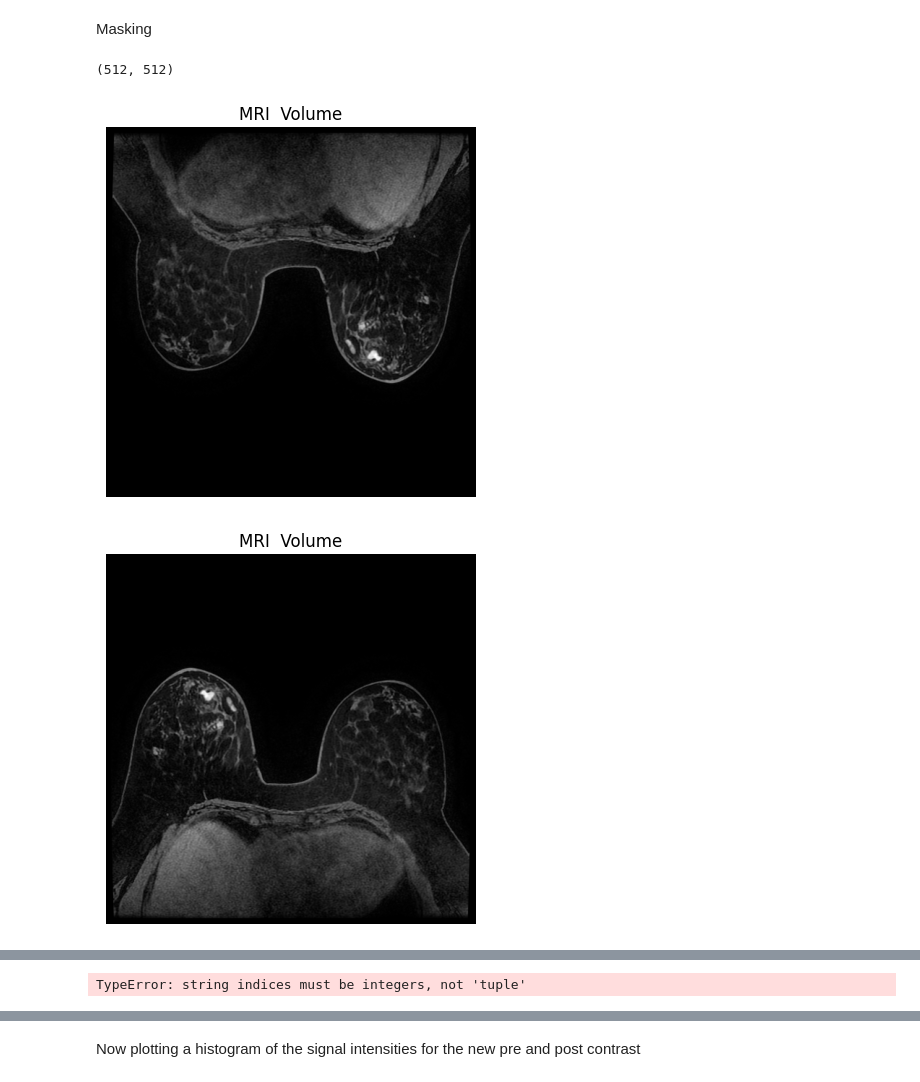
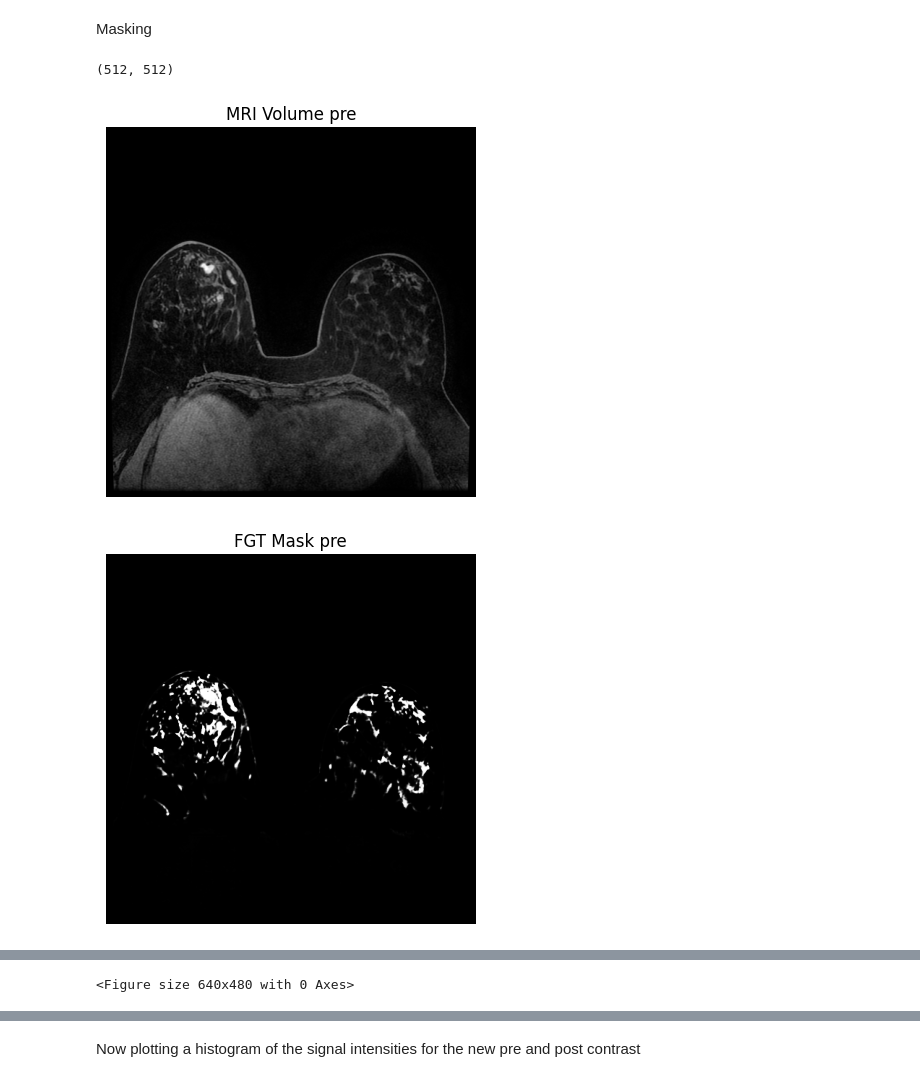
Before and after one commit to hsuryainfo/3D-Breast-FGT-and-Blood-Vessel-Segmentation, a Jupyter notebook: contrast_enchan.ipynb, the cells around one changed output, grey strips where cells are left out. Cells and saved outputs as stored; diff of their text form; code cells hidden in the pictures.

```diff
--- a/contrast_enchan.ipynb
+++ b/contrast_enchan.ipynb
@@ -42,9 +45,9 @@ slice 42 saved
 #  listing path names for images
 
 pre_path = 'data/manifest-1722210581008/ISPY2/ISPY2-100899/10-26-2002-100899T0-ISPY2MRIT0-88595/500.000000-ISPY2 AX VIBRANT-SERIES-52523/1-042.dcm'
-#post_path = 'data/manifest-1722210581008/ISPY2/ISPY2-100899/10-26-2002-100899T0-ISPY2MRIT0-88595/501.000000-ISPY2 Ph1AX VIBRANT-SERIES-03969/1-042.dcm'
+post_path = 'data/manifest-1722210581008/ISPY2/ISPY2-100899/10-26-2002-100899T0-ISPY2MRIT0-88595/501.000000-ISPY2 Ph1AX VIBRANT-SERIES-03969/1-042.dcm'
 fgt_pre_path = 'fgt_pre/slice_42_pre.npy'
-#fgt_post_path = 'fgt_post/slice_42_post.npy'
+fgt_post_path = 'fgt_post/slice_42_post.npy'
 # %% [markdown]
 Masking
 # %%
@@ -53,7 +56,7 @@ Masking
 #data preparation and loading
 
 pre_contrast_dcm = pydicom.dcmread(pre_path)
-#post_contrast_dcm = pydicom.dcmread(post_path)
+post_contrast_dcm = pydicom.dcmread(post_path)
 
 # # Extract image data from the DICOM files
 pre_contrast_img = pre_contrast_dcm.pixel_array
@@ -64,11 +67,11 @@ print(pre_contrast_img.shape)
 # plt.axis('off')
 # plt.show()
 
-#post_contrast_img = post_contrast_dcm.pixel_array
+post_contrast_img = post_contrast_dcm.pixel_array
 
 # Extract and rotate image data
 pre_contrast_img = np.rot90(pre_contrast_dcm.pixel_array, k=2)
-#post_contrast_img = np.rot90(post_contrast_dcm.pixel_array, k=2)
+post_contrast_img = np.rot90(post_contrast_dcm.pixel_array, k=2)
 
 # plt.title('MRI  Volume')
 # plt.imshow(pre_contrast_img[:,:], cmap = 'gray')
@@ -80,35 +83,52 @@ pre_contrast_img = np.rot90(pre_contrast_dcm.pixel_array, k=2)
 # Plot pre-contrast DICOM image
 # axes[0, 0].imshow(pre_contrast_img[:,:], cmap='gray')
 # axes[0, 0].set_title('Pre-Contrast DICOM')
 
-plt.title('MRI  Volume')
+
+plt.title('MRI Volume pre')
 plt.imshow(pre_contrast_img[:,:], cmap = 'gray')
 plt.axis('off')
 plt.show()
+
 
 
 # Plot pre-contrast segmentation
 #axes[0, 1].imshow(fgt_pre_path[0,:,:], cmap='Greys')
 #axes[0, 1].set_title('Pre-Contrast FGT')
 
 
 # Plot post-contrast DICOM image
 #axes[1, 0].imshow(post_contrast_img, cmap='gray')
 #axes[1, 0].set_title('Post-Contrast DICOM')
 
-plt.title('FGT Mask')
-plt.imshow(image_array_pre[0,:,:], cmap = 'Greys')
+
+plt.title('FGT Mask pre')
+plt.imshow(fgt_slice_42_pre[0,:,:], cmap = 'Greys')
 plt.axis('off')
 plt.show()
+
+
+plt.title('MRI Volume post')
+plt.imshow(post_contrast_img[:,:], cmap = 'gray')
+plt.axis('off')
+plt.show()
+
+
+
+plt.title('FGT Mask post')
+plt.imshow(fgt_slice_42_post[0,:,:], cmap = 'Greys')
+plt.axis('off')
+plt.show()
+
 
 # Plot post-contrast segmentation
 #axes[1, 1].imshow(fgt_post_path, cmap='Greys')
 #axes[1, 1].set_title('Post-Contrast FGT')
 
 # Adjust layout
 plt.tight_layout()
 plt.show()
 # %% [output]
 (512, 512)
-[figure, old version]
+[figure, new version]
-[figure, old version]
+[figure, new version]
@@ -115 +137 @@ plt.show()
-TypeError: string indices must be integers, not 'tuple'
+<Figure size 640x480 with 0 Axes>
```
Also changed, not shown: parts of 7 cells of this notebook.
